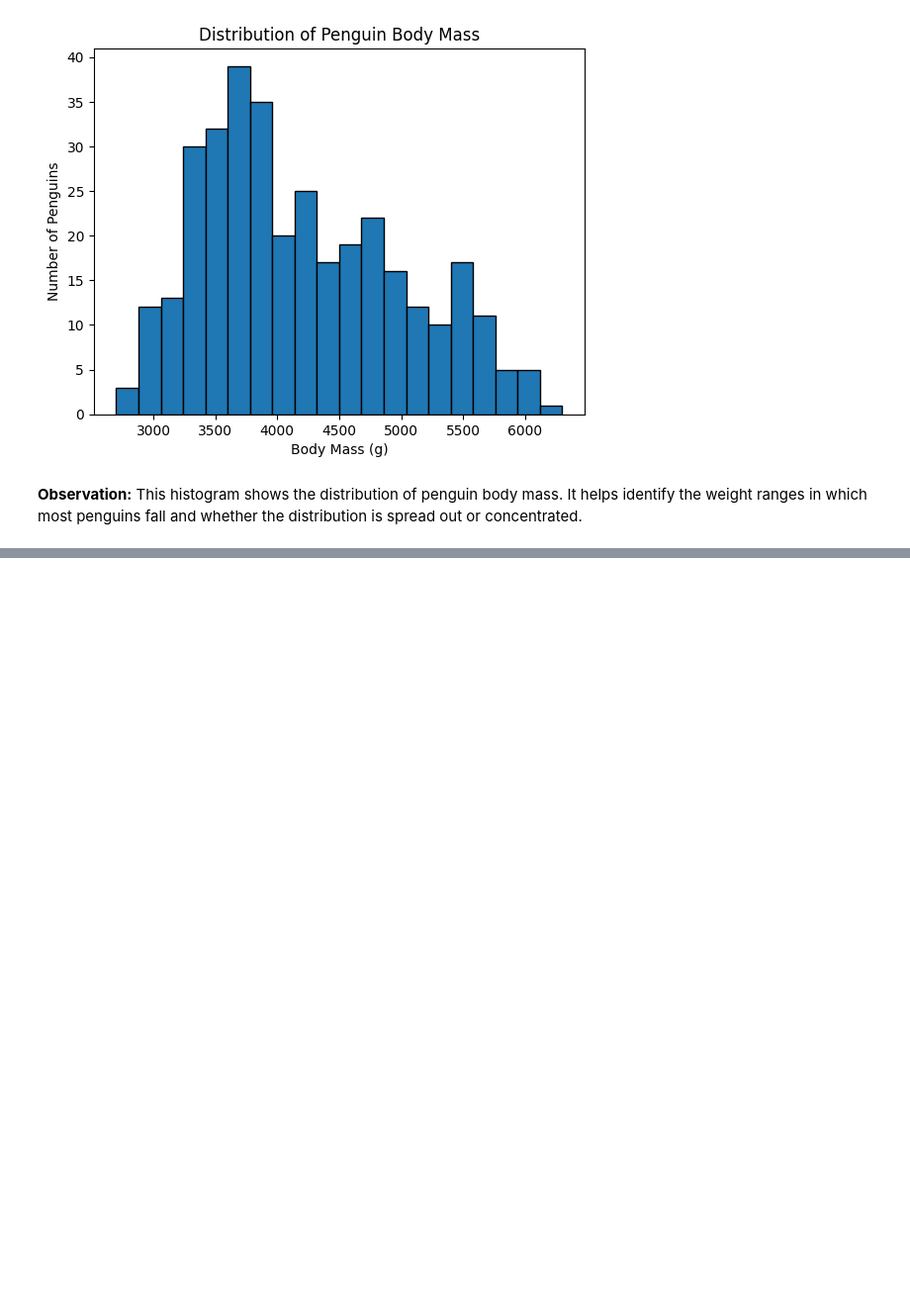
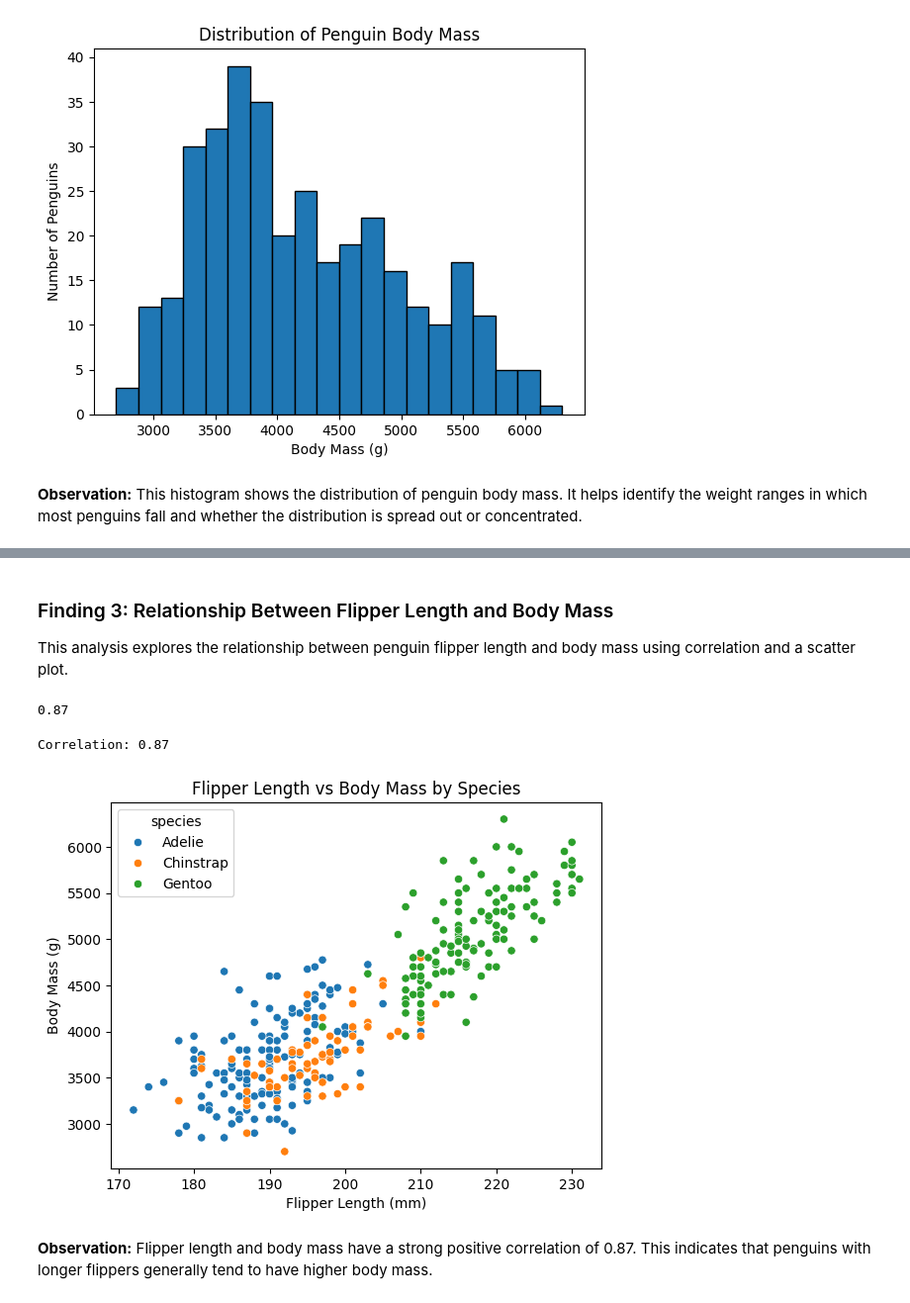
Before and after one commit to umairzahid-dev/Python-for-AI, a Jupyter notebook: notebooks/Week 4/Day 17/UmairZahid_EDA_Project.ipynb, the cells around one changed output, grey strips where cells are left out. Shown at 99% size. Cells and saved outputs as stored; diff of their text form; code cells hidden in the pictures; blank space fills up the shorter version.

```diff
--- a/notebooks/Week 4/Day 17/UmairZahid_EDA_Project.ipynb
+++ b/notebooks/Week 4/Day 17/UmairZahid_EDA_Project.ipynb
@@ -102,0 +193,28 @@ plt.show()
+# %% [markdown]
+### Finding 3: Relationship Between Flipper Length and Body Mass
+
+This analysis explores the relationship between penguin flipper length and body mass using correlation and a scatter plot.
+# %%
+df["flipper_length_mm"].corr(df["body_mass_g"]).round(2)
+# %% [output]
+0.87
+# %%
+print("Correlation:", df["flipper_length_mm"].corr(df["body_mass_g"]).round(2))
+
+sns.scatterplot(
+    data=df,
+    x="flipper_length_mm",
+    y="body_mass_g",
+    hue="species"
+)
+
+plt.xlabel("Flipper Length (mm)")
+plt.ylabel("Body Mass (g)")
+plt.title("Flipper Length vs Body Mass by Species")
+plt.savefig("finding3_flipper_vs_body_mass.png", bbox_inches="tight")
+plt.show()
+# %% [output]
+Correlation: 0.87
+[figure, added]
+# %% [markdown]
+**Observation:** Flipper length and body mass have a strong positive correlation of 0.87. This indicates that penguins with longer flippers generally tend to have higher body mass.
```
Also changed, not shown: parts of 12 cells of this notebook, 2 other files.
